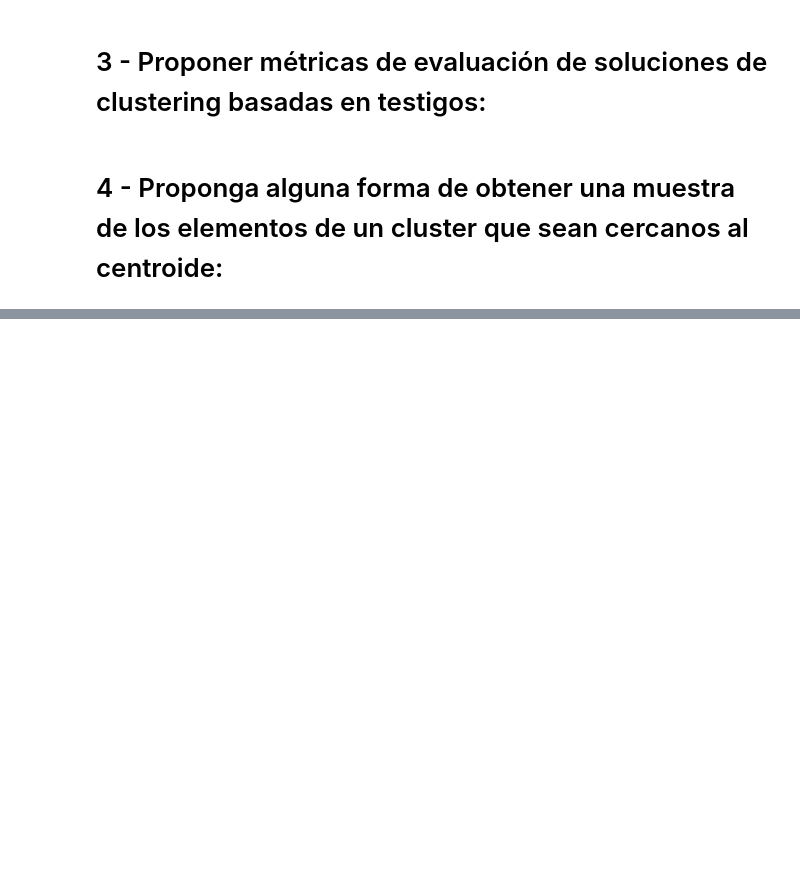
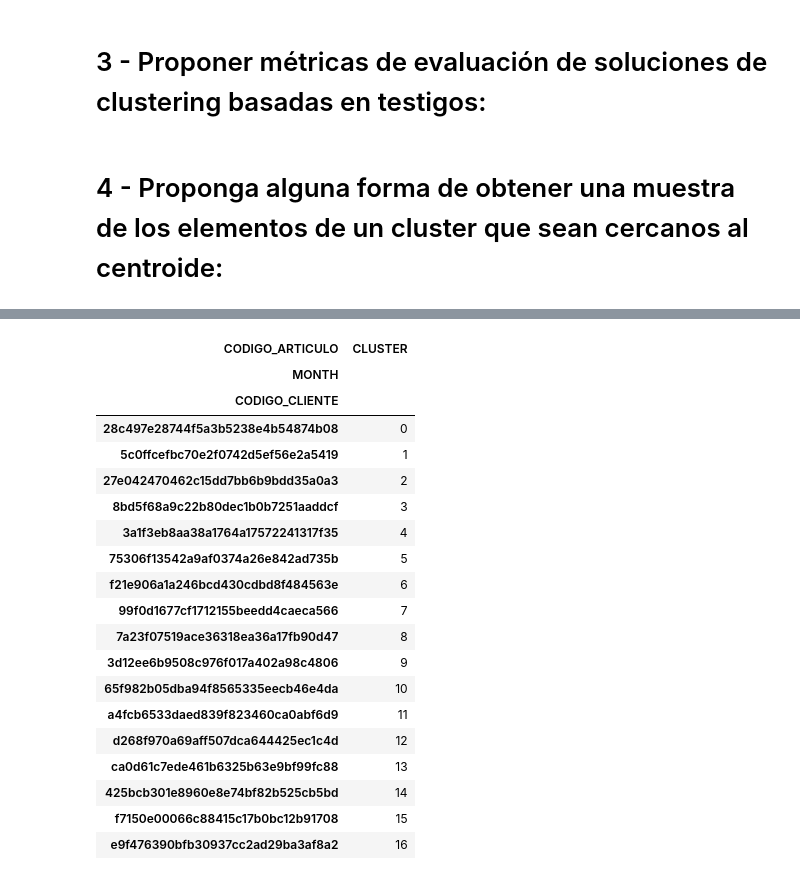
Before and after one commit to david-gonzalez/diplodatos, a Jupyter notebook: Aprendizaje_NO_supervisado/Entregables/Laboratorio-1/Aprendizaje No Supervisado - Laboratorio 1 - Clustering - v2.ipynb, the cells around one changed output, grey strips where cells are left out. Cells and saved outputs as stored; diff of their text form; code cells hidden in the pictures; blank space fills up the shorter version.

```diff
--- a/Aprendizaje_NO_supervisado/Entregables/Laboratorio-1/Aprendizaje No Supervisado - Laboratorio 1 - Clustering - v2.ipynb
+++ b/Aprendizaje_NO_supervisado/Entregables/Laboratorio-1/Aprendizaje No Supervisado - Laboratorio 1 - Clustering - v2.ipynb
@@ -500,0 +519,31 @@ plt.show()
+# %%
+# Obtenemos las distancias entre los elementos de los diferentes clusters
+distances_kmeans = clusterClientes.transform(ppcp_norm)
+
+# Obtenemos el listado de clientes mas cercanos al centroide de cada cluster
+clientes_representativos = ppcp_norm.iloc[[ distances_kmeans[:,i].argmin() for i in range( num_clusters ) ]]
+clientes_representativos.insert( 0, 'CLUSTER',  range( num_clusters ) )
+
+# Mostramos la lista de elementos mas representativos de cada cluster.
+display(clientes_representativos[['CLUSTER']])
+# %% [output]
+| CODIGO_ARTICULO | CLUSTER |
+| MONTH |  |
+| CODIGO_CLIENTE |  |
+| 28c497e28744f5a3b5238e4b54874b08 | 0 |
+| 5c0ffcefbc70e2f0742d5ef56e2a5419 | 1 |
+| 27e042470462c15dd7bb6b9bdd35a0a3 | 2 |
+| 8bd5f68a9c22b80dec1b0b7251aaddcf | 3 |
+| 3a1f3eb8aa38a1764a17572241317f35 | 4 |
+| 75306f13542a9af0374a26e842ad735b | 5 |
+| f21e906a1a246bcd430cdbd8f484563e | 6 |
+| 99f0d1677cf1712155beedd4caeca566 | 7 |
+| 7a23f07519ace36318ea36a17fb90d47 | 8 |
+| 3d12ee6b9508c976f017a402a98c4806 | 9 |
+| 65f982b05dba94f8565335eecb46e4da | 10 |
+| a4fcb6533daed839f823460ca0abf6d9 | 11 |
+| d268f970a69aff507dca644425ec1c4d | 12 |
+| ca0d61c7ede461b6325b63e9bf99fc88 | 13 |
+| 425bcb301e8960e8e74bf82b525cb5bd | 14 |
+| f7150e00066c88415c17b0bc12b91708 | 15 |
+| e9f476390bfb30937cc2ad29ba3af8a2 | 16 |
```
Also changed, not shown: parts of 5 cells of this notebook.
